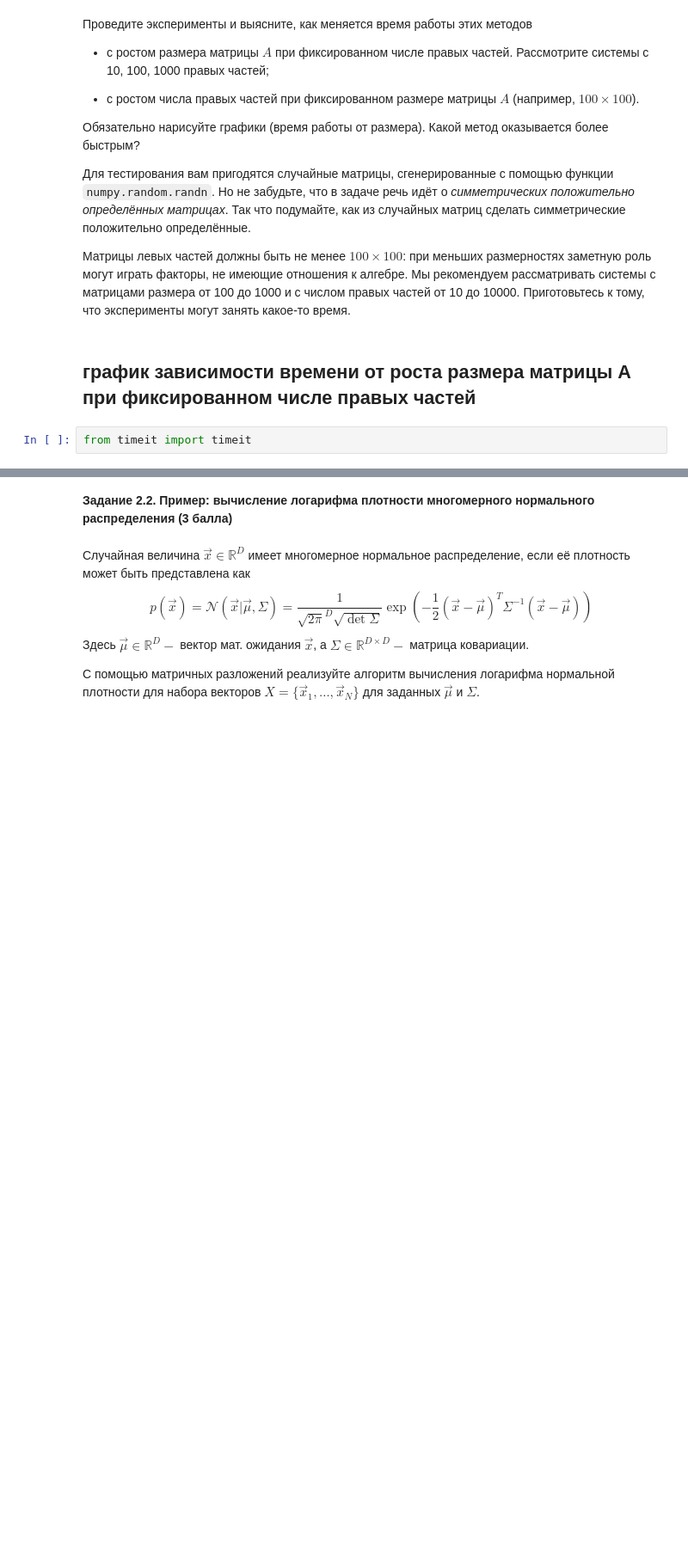
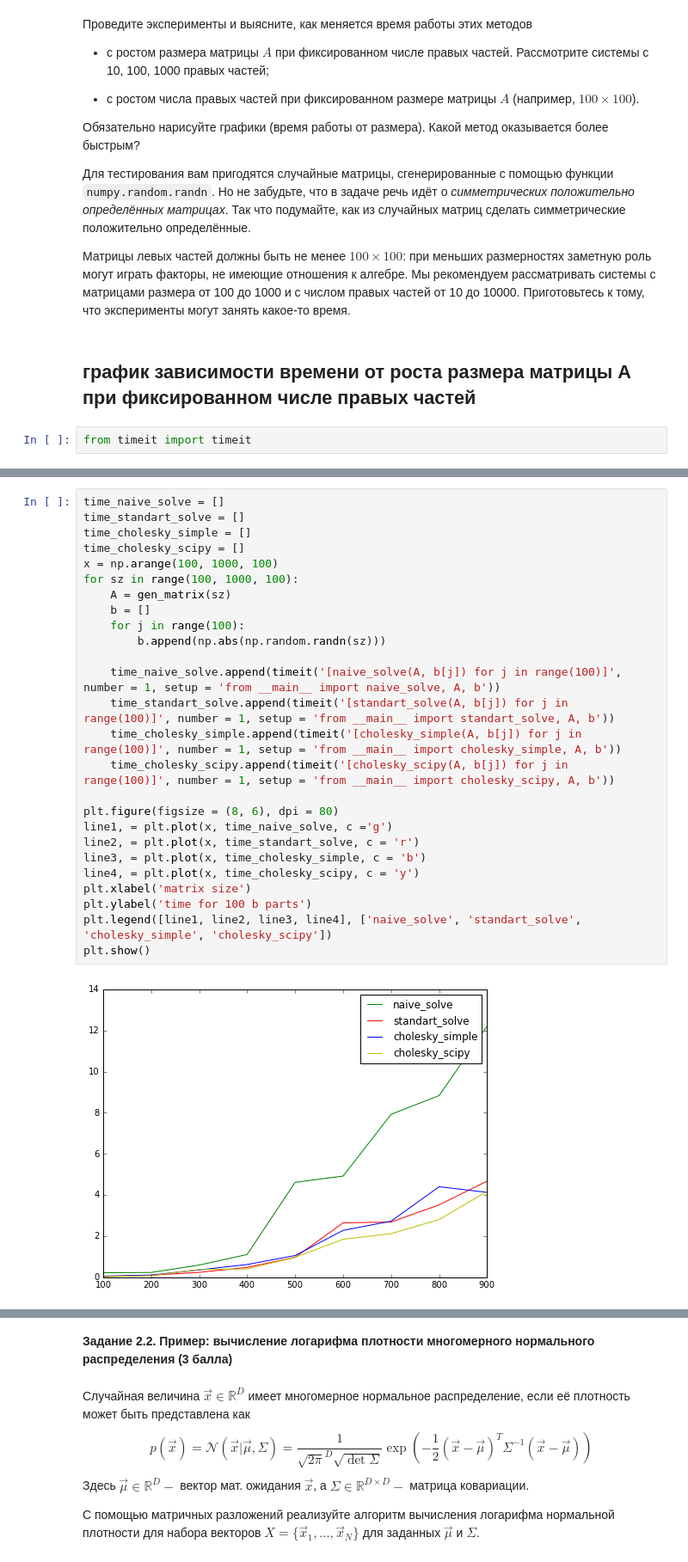
Before and after one commit to alex0parhomenko/linalg, a Jupyter notebook: Linalg lab 01.ipynb, the cells around one changed output, grey strips where cells are left out. Shown: that part at 86% size. Drawn from its saved outputs; the diff is of its cells as text; blank space fills up the shorter version.

```diff
--- a/Linalg lab 01.ipynb
+++ b/Linalg lab 01.ipynb
@@ -482,0 +416,28 @@ TypeError: 'module' object is not callable
+# %%
+time_naive_solve = []
+time_standart_solve = []
+time_cholesky_simple = []
+time_cholesky_scipy = []
+x = np.arange(100, 1000, 100)
+for sz in range(100, 1000, 100):
+    A = gen_matrix(sz)
+    b = []
+    for j in range(100):
+        b.append(np.abs(np.random.randn(sz)))
+
+    time_naive_solve.append(timeit('[naive_solve(A, b[j]) for j in range(100)]', number = 1, setup = 'from __main__ import naive_solve, A, b'))
+    time_standart_solve.append(timeit('[standart_solve(A, b[j]) for j in range(100)]', number = 1, setup = 'from __main__ import standart_solve, A, b'))
+    time_cholesky_simple.append(timeit('[cholesky_simple(A, b[j]) for j in range(100)]', number = 1, setup = 'from __main__ import cholesky_simple, A, b'))
+    time_cholesky_scipy.append(timeit('[cholesky_scipy(A, b[j]) for j in range(100)]', number = 1, setup = 'from __main__ import cholesky_scipy, A, b'))
+
+plt.figure(figsize = (8, 6), dpi = 80)
+line1, = plt.plot(x, time_naive_solve, c ='g')
+line2, = plt.plot(x, time_standart_solve, c = 'r')
+line3, = plt.plot(x, time_cholesky_simple, c = 'b')
+line4, = plt.plot(x, time_cholesky_scipy, c = 'y')
+plt.xlabel('matrix size')
+plt.ylabel('time for 100 b parts')
+plt.legend([line1, line2, line3, line4], ['naive_solve', 'standart_solve', 'cholesky_simple', 'cholesky_scipy'])
+plt.show()
+# %% [output]
+[figure, added]
```
Also changed, not shown: parts of 5 cells of this notebook.
